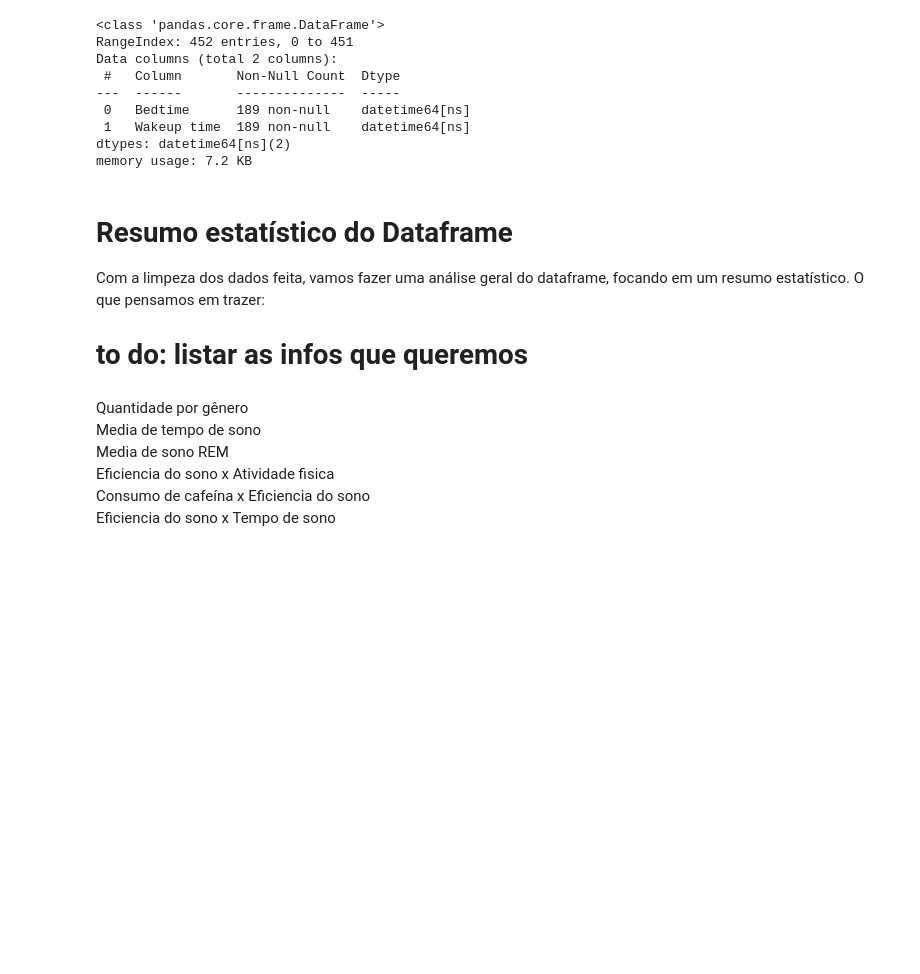
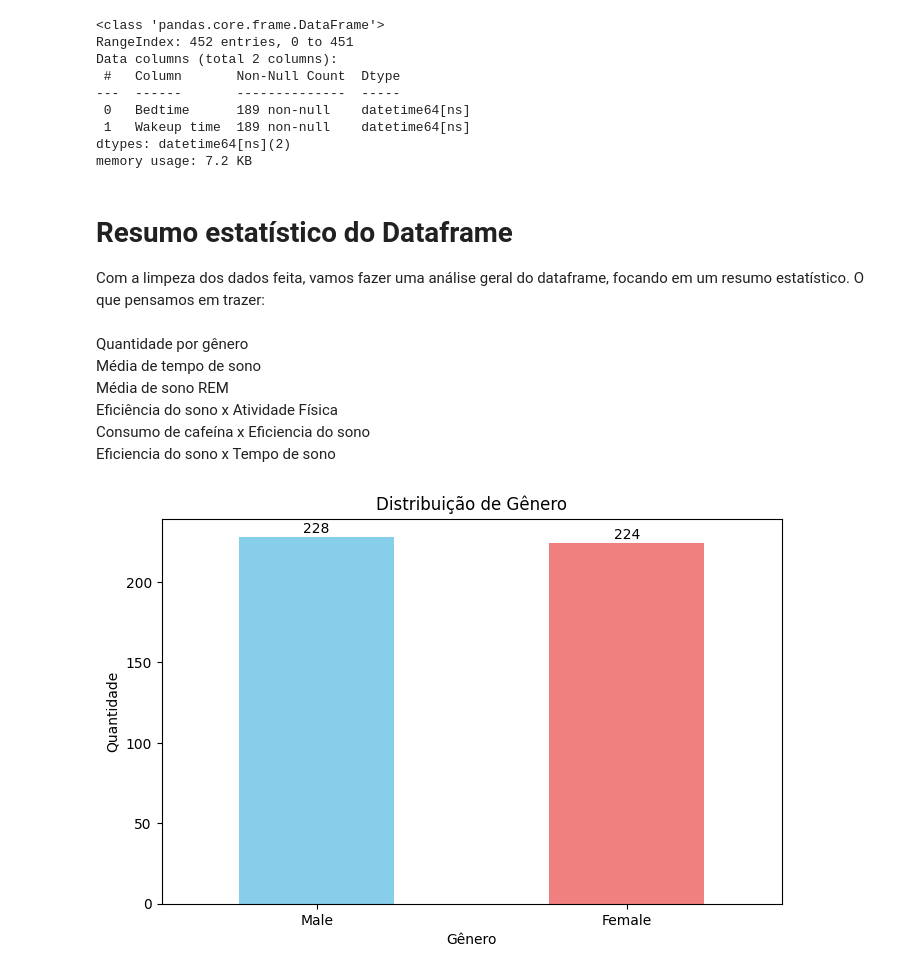
Before and after one commit to thainazanfolin/min_sleep_efficiency, a Jupyter notebook: Projeto_Min_Sleep_Efficiency.ipynb, the cells around one changed output. Drawn from its saved outputs; the diff is of its cells as text; code cells hidden in the pictures; blank space fills up the shorter version.

```diff
--- a/Projeto_Min_Sleep_Efficiency.ipynb
+++ b/Projeto_Min_Sleep_Efficiency.ipynb
@@ -309,12 +310,30 @@ memory usage: 7.2 KB
 # %% [markdown]
 # Resumo estatístico do Dataframe
 Com a limpeza dos dados feita, vamos fazer uma análise geral do dataframe, focando em um resumo estatístico. O que pensamos em trazer:
-
-# to do: listar as infos que queremos
 # %% [markdown]
 Quantidade por gênero <br>
-Media de tempo de sono <br>
-Media de sono REM <br>
-Eficiencia do sono x Atividade fisica <br>
+Média de tempo de sono <br>
+Média de sono REM <br>
+Eficiência do sono x Atividade Física <br>
 Consumo de cafeína x Eficiencia do sono <br>
 Eficiencia do sono x Tempo de sono
+# %%
+#Quantidade por gênero
+
+# Contagem de homens e mulheres
+contagem_genero = df['Gender'].value_counts()
+
+# Gráfico de barras com contagem dentro das barras
+ax = contagem_genero.plot(kind='bar', color=['skyblue', 'lightcoral'], figsize=(8, 5))
+plt.title('Distribuição de Gênero')
+plt.xlabel('Gênero')
+plt.ylabel('Quantidade')
+
+# Adiciona os rótulos de contagem dentro de cada barra
+for i, count in enumerate(contagem_genero):
+    ax.text(i, count + 1, f'{count}', ha='center', va='bottom', fontsize=10)
+
+plt.xticks(rotation=0)  # Mantém os rótulos do eixo x na horizontal
+plt.show()
+# %% [output]
+[figure, added]
```
Also changed, not shown: parts of 11 cells of this notebook.
